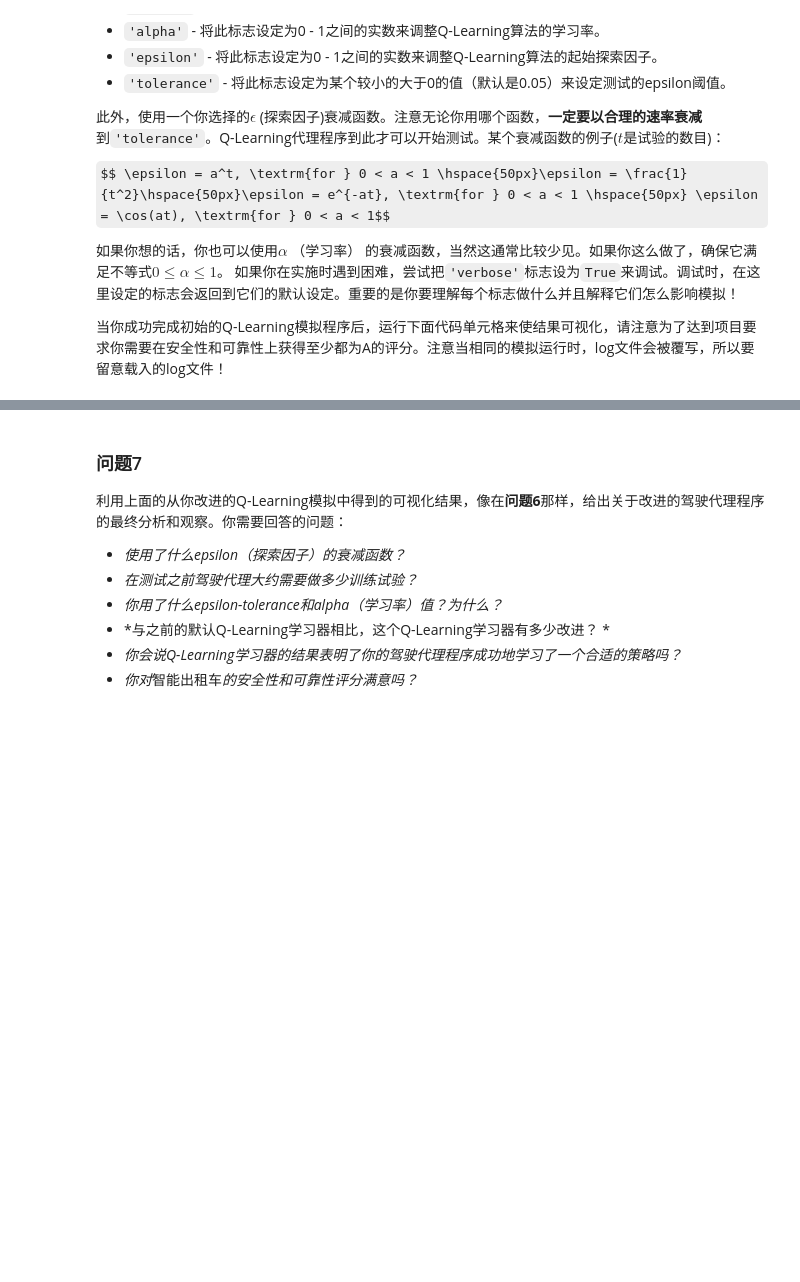
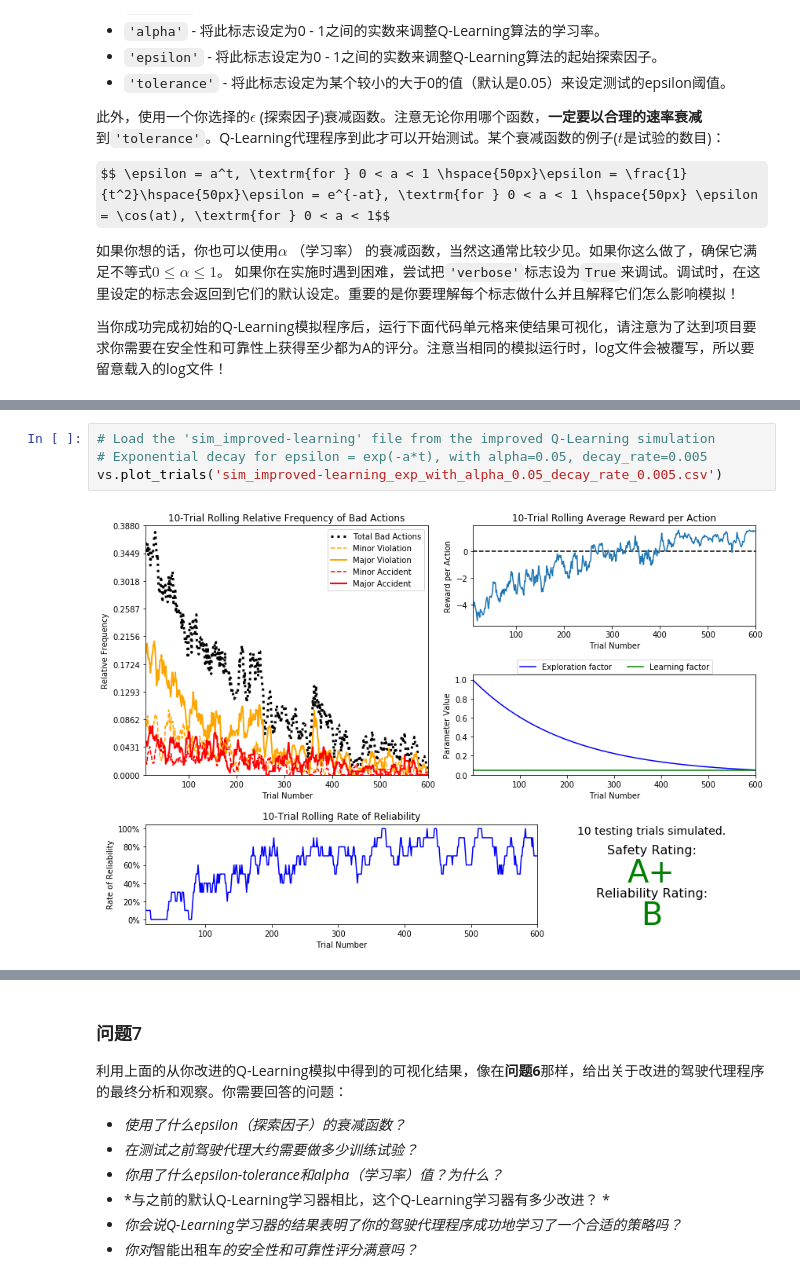
Before and after one commit to GreenWangcl/UD_ML, a Jupyter notebook: advanced/p4_smartcab/smartcab.ipynb, the cells around one changed output, grey strips where cells are left out. Saved outputs shown, nothing was run; the diff lists cells and outputs as text; some formulas as TeX source; blank space fills up the shorter version.

```diff
--- a/advanced/p4_smartcab/smartcab.ipynb
+++ b/advanced/p4_smartcab/smartcab.ipynb
@@ -252,0 +262,6 @@ vs.plot_trials('sim_improved-learning.csv')
+# %%
+# Load the 'sim_improved-learning' file from the improved Q-Learning simulation
+# Exponential decay for epsilon = exp(-a*t), with alpha=0.05, decay_rate=0.005
+vs.plot_trials('sim_improved-learning_exp_with_alpha_0.05_decay_rate_0.005.csv')
+# %% [output]
+[figure, added]
```
Also changed, not shown: parts of 6 cells of this notebook, 11 other files.
